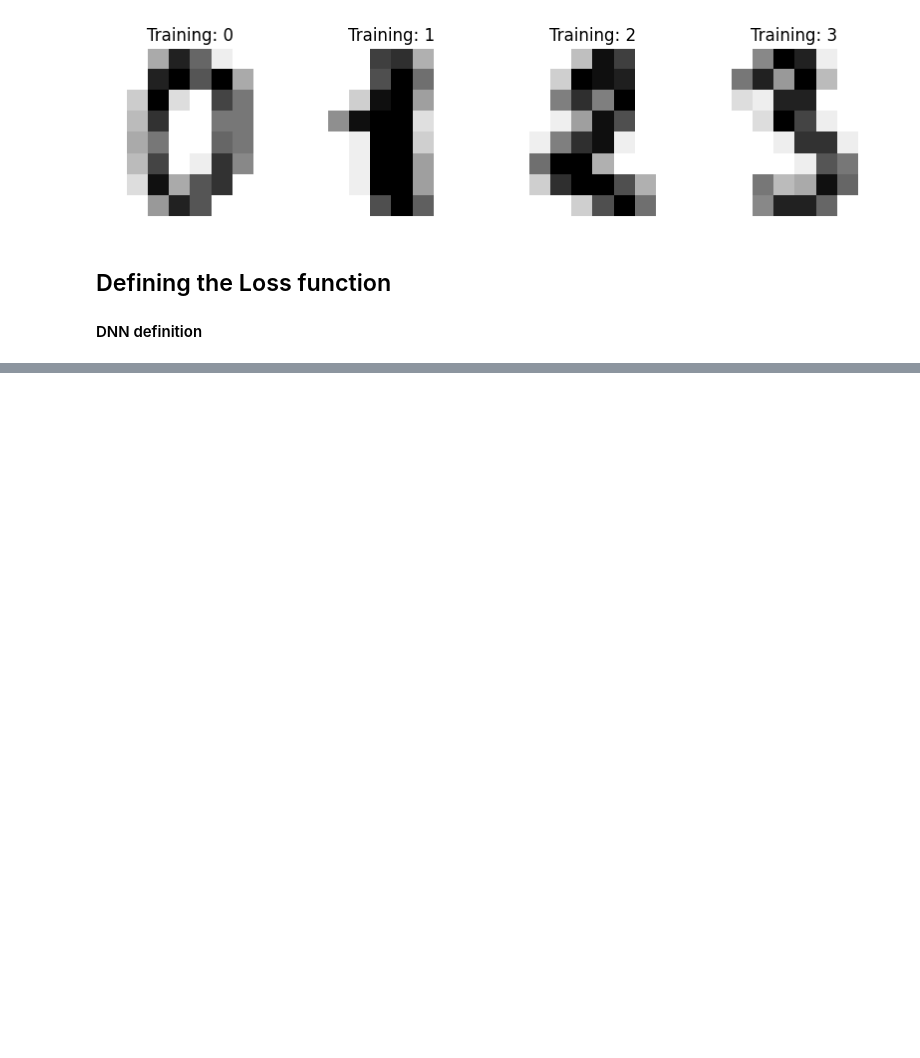
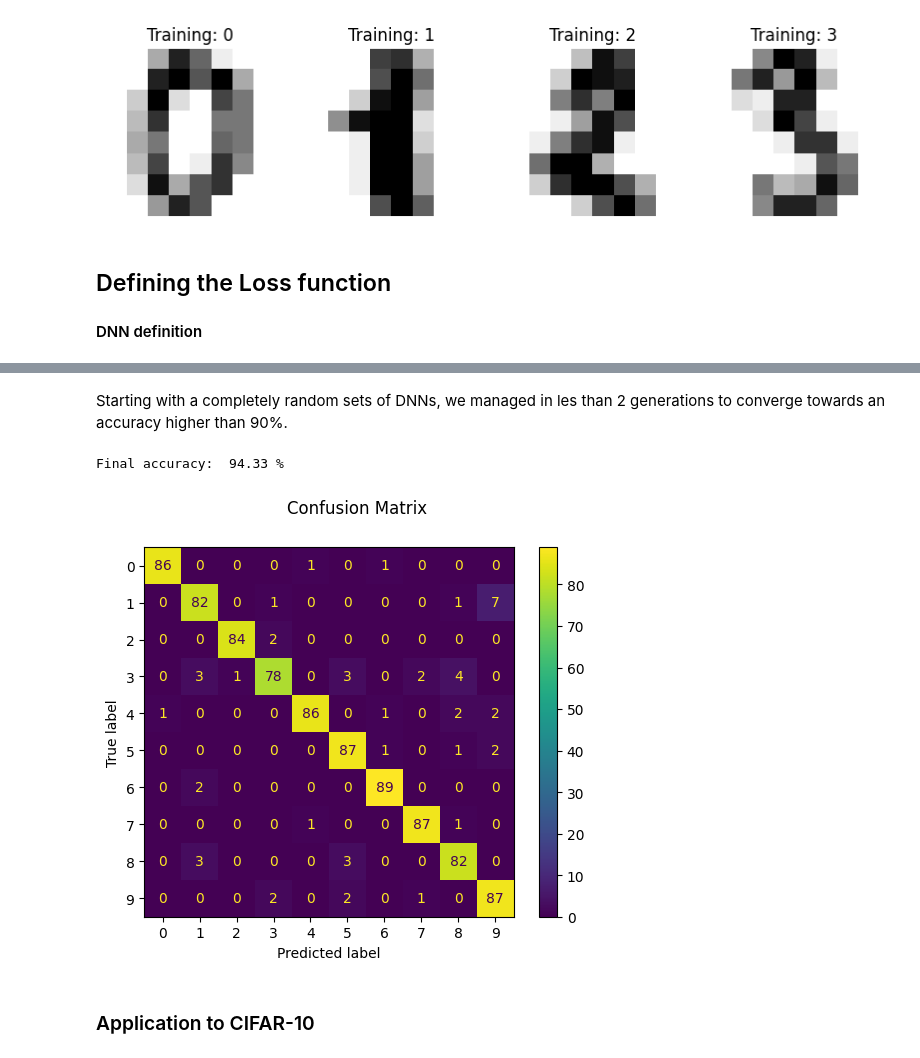
Before and after one commit to how2222/DRAGON, a Jupyter notebook: docs/source/Examples/image.ipynb, the cells around one changed output, grey strips where cells are left out. Saved outputs shown, nothing was run; the diff lists cells and outputs as text; code cells hidden in the pictures; blank space fills up the shorter version.

Commit message:
image example

```diff
--- a/docs/source/Examples/image.ipynb
+++ b/docs/source/Examples/image.ipynb
@@ -55,0 +138,22 @@ class ClassificationDNN(nn.Module):
+# %%
+from skorch import NeuralNetClassifier
+from sklearn.metrics import accuracy_score
+from dragon.utils.tools import set_seed
+
+def train_and_predict(args, verbose=False):
+    set_seed(0)
+    model = NeuralNetClassifier(
+        ClassificationDNN(args, {'ImageShape': (8,8,1), 'OutputShape': 10}),
+        max_epochs=10,
+        lr=0.01,
+        iterator_train__shuffle=True,
+        verbose=verbose,
+
+    )
+    model.fit(np.expand_dims(X_train.astype(np.float32), axis=-1), y_train.astype(np.int64))
+    y_pred = model.predict(np.expand_dims(X_test.astype(np.float32), axis=-1))
+    acc = accuracy_score(y_test, y_pred)
+    return - acc # We are optimizing a minimization problem
+
+print("P1 ==> accuracy: ", np.round(-train_and_predict(p1,verbose=True)*100,2), "%\n")
+print("P2 ==> accuracy: ", np.round(-train_and_predict(p2,verbose=True)*100,2), "%")
@@ -55,0 +214,28 @@ class ClassificationDNN(nn.Module):
+# %% [markdown]
+Starting with a completely random sets of DNNs, we managed in les than 2 generations to converge towards an accuracy higher than 90%.
+# %%
+set_seed(0)
+model = NeuralNetClassifier(
+    ClassificationDNN(best[0], {'ImageShape': (8,8,1), 'OutputShape': 10}),
+    max_epochs=100,
+    lr=0.01,
+    iterator_train__shuffle=True,
+    verbose=False,
+
+)
+model.fit(np.expand_dims(X_train.astype(np.float32), axis=-1), y_train.astype(np.int64))
+y_pred = model.predict(np.expand_dims(X_test.astype(np.float32), axis=-1))
+acc = accuracy_score(y_test, y_pred)
+
+print("Final accuracy: ", np.round(acc*100,2), "%\n")
+# %% [output]
+Final accuracy:  94.33 %
+# %%
+from sklearn import metrics
+disp = metrics.ConfusionMatrixDisplay.from_predictions(y_test, y_pred)
+disp.figure_.suptitle("Confusion Matrix")
+plt.show()
+# %% [output]
+[figure, added]
+# %% [markdown]
+### Application to CIFAR-10
```
Also changed, not shown: parts of 8 cells of this notebook, 9 other files.
